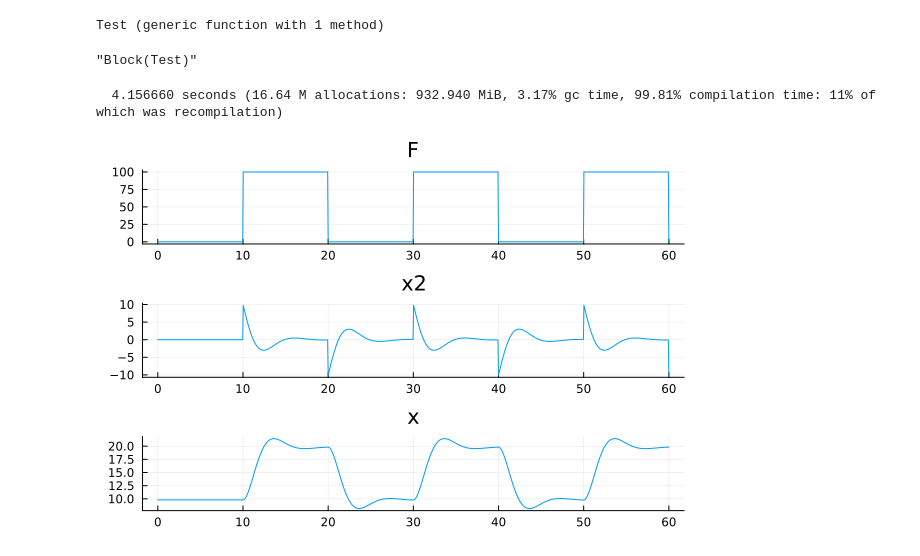
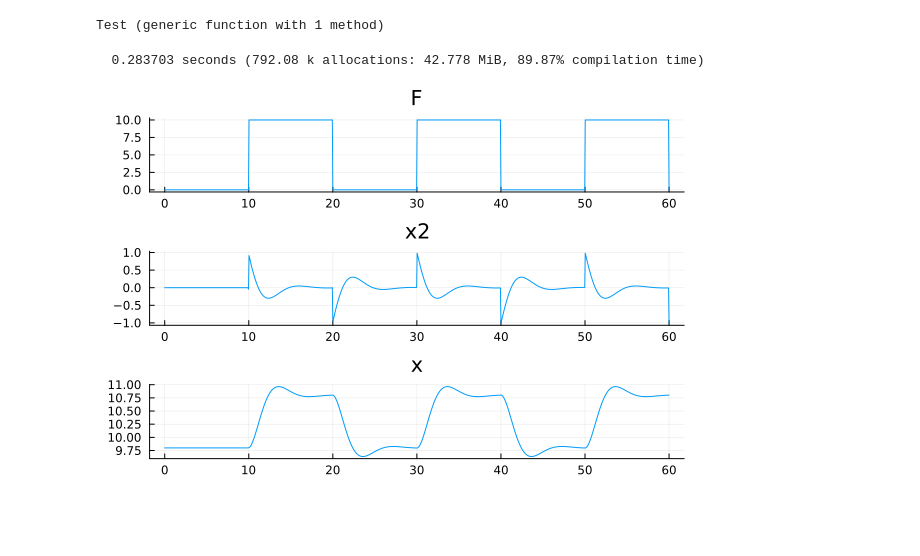
Before and after one commit to JuliaMBD/JuliaMBD.jl, a Jupyter notebook: examples/MSD2.ipynb, the cells around one changed output. Cells and saved outputs as stored; diff of their text form; code cells hidden in the pictures; blank space fills up the shorter version.

```diff
--- a/examples/MSD2.ipynb
+++ b/examples/MSD2.ipynb
@@ -74,6 +74,11 @@ end
 # %% [output]
 Test (generic function with 1 method)
 # %%
-b = Test(M=10, D=10, k=10, f=100, p_cycle=20, p_width=50)
+@time begin
+    m = @compile Test(M=10, D=10, k=10, f=10, p_cycle=20, p_width=50)
+    result = JuliaMBD.simulate(m, tspan=(0.0, 60.0), parameters=(M=10,))
+    plot(result, layout=(3,1))
+end
 # %% [output]
-"Block(Test)"
+  0.283703 seconds (792.08 k allocations: 42.778 MiB, 89.87% compilation time)
+[figure, added]
@@ -92,8 +84,0 @@ m = JuliaMBD.ODEModel(
-# %%
-@time begin
-    result = JuliaMBD.simulate(m, tspan=(0.0, 60.0))
-    plot(result, layout=(3,1))
-end
-# %% [output]
-  4.156660 seconds (16.64 M allocations: 932.940 MiB, 3.17% gc time, 99.81% compilation time: 11% of which was recompilation)
-[figure, removed]
```
Also changed, not shown: parts of 1 cell of this notebook, 10 other files.
